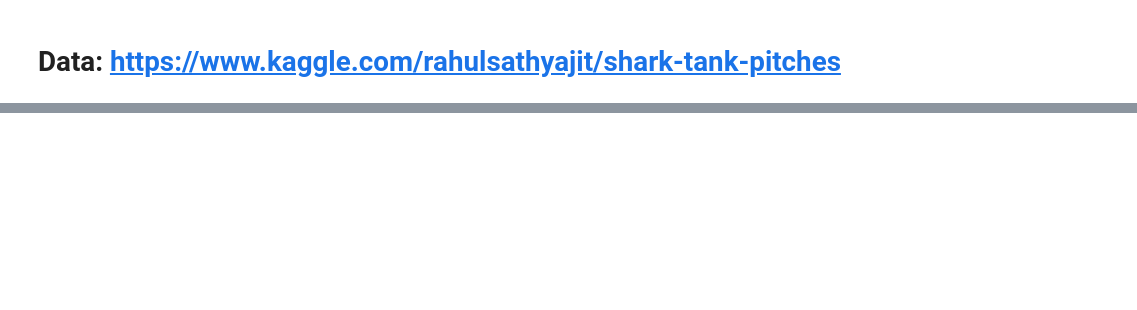
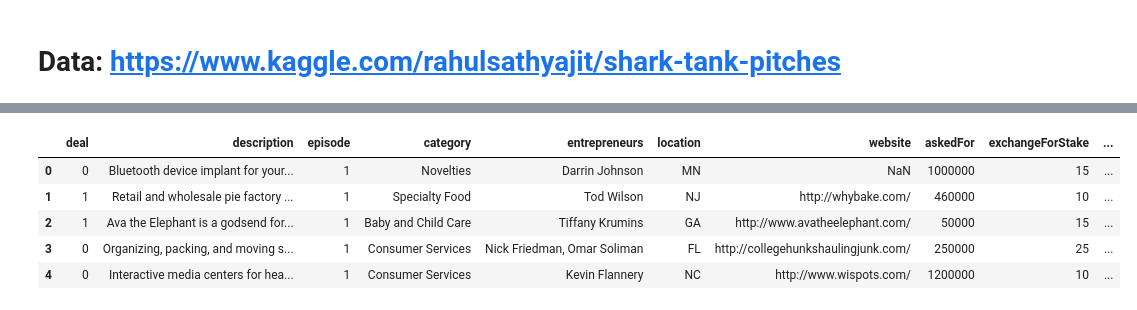
Before and after one commit to ArielJosephCohen/shark_tank, a Jupyter notebook: first_model.ipynb, the cells around one changed output, grey strips where cells are left out. Saved outputs shown, nothing was run; the diff lists cells and outputs as text; code cells hidden in the pictures; blank space fills up the shorter version.

```diff
--- a/first_model.ipynb
+++ b/first_model.ipynb
@@ -51,0 +157,9 @@ sns.distplot(df_filter.askedFor)
+# %%
+df_filter.head()
+# %% [output]
+|  | deal | description | episode | category | entrepreneurs | location | website | askedFor | exchangeForStake | ... |
+| 0 | 0 | Bluetooth device implant for your... | 1 | Novelties | Darrin Johnson | MN | NaN | 1000000 | 15 | ... |
+| 1 | 1 | Retail and wholesale pie factory ... | 1 | Specialty Food | Tod Wilson | NJ | http://whybake.com/ | 460000 | 10 | ... |
+| 2 | 1 | Ava the Elephant is a godsend for... | 1 | Baby and Child Care | Tiffany Krumins | GA | http://www.avatheelephant.com/ | 50000 | 15 | ... |
+| 3 | 0 | Organizing, packing, and moving s... | 1 | Consumer Services | Nick Friedman, Omar Soliman | FL | http://collegehunkshaulingjunk.com/ | 250000 | 25 | ... |
+| 4 | 0 | Interactive media centers for hea... | 1 | Consumer Services | Kevin Flannery | NC | http://www.wispots.com/ | 1200000 | 10 | ... |
```
Also changed, not shown: parts of 20 cells of this notebook.
